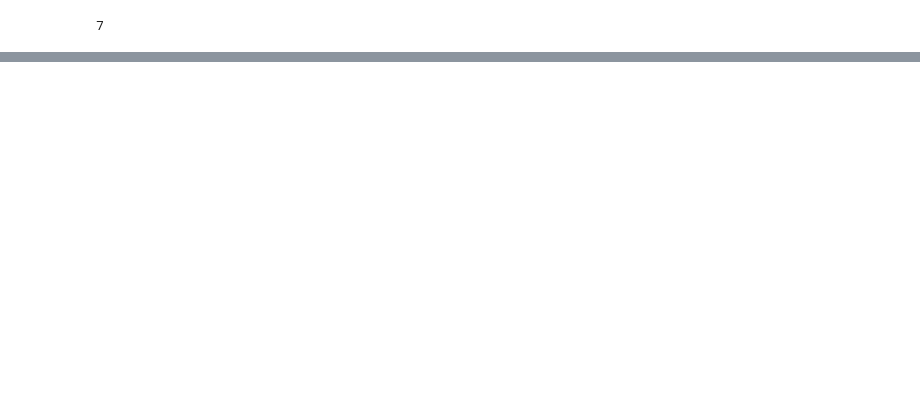
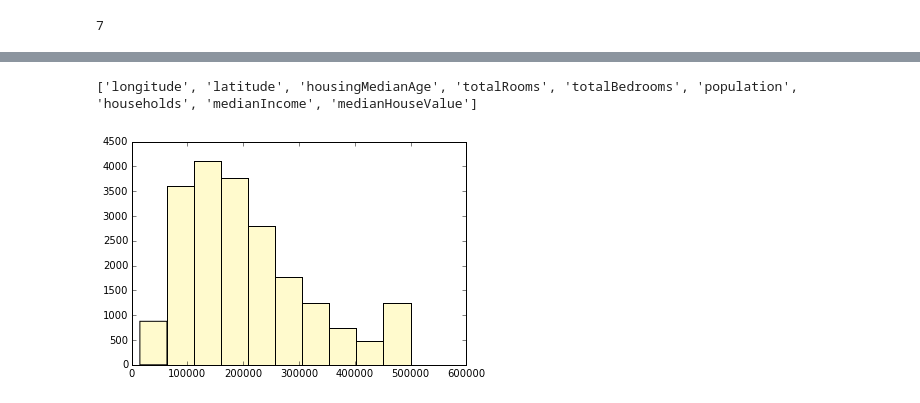
Before and after one commit to TaddyLab/bayesian-forest, a Jupyter notebook: bayesforest.ipynb, the cells around one changed output, grey strips where cells are left out. Drawn from its saved outputs; the diff is of its cells as text; code cells hidden in the pictures; blank space fills up the shorter version.

```diff
--- a/bayesforest.ipynb
+++ b/bayesforest.ipynb
@@ -498,0 +298,8 @@ sorted(mrmse, key=lambda x: x[1])
+# %%
+cah = pd.read_csv('data/CAhousing.csv')
+print(list(cah))
+cah["medianIncome"] = cah["medianIncome"]*1e4
+cahist = plt.hist(cah["medianHouseValue"],color="lemonchiffon")
+# %% [output]
+['longitude', 'latitude', 'housingMedianAge', 'totalRooms', 'totalBedrooms', 'population', 'households', 'medianIncome', 'medianHouseValue']
+[figure, added]
```
Also changed, not shown: parts of 47 cells of this notebook, 4 other files.
